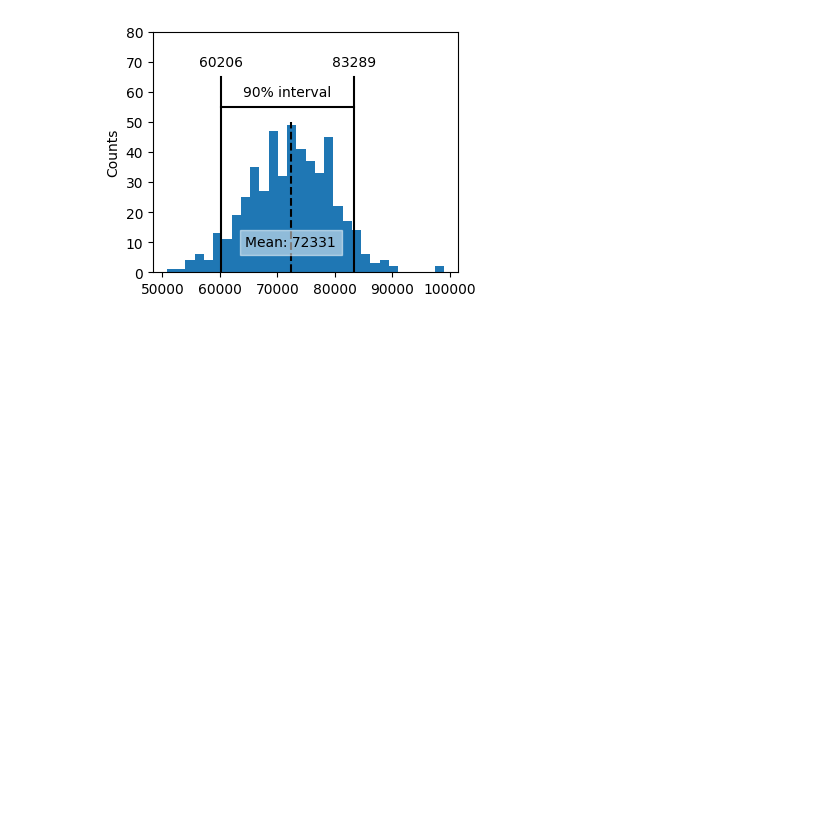
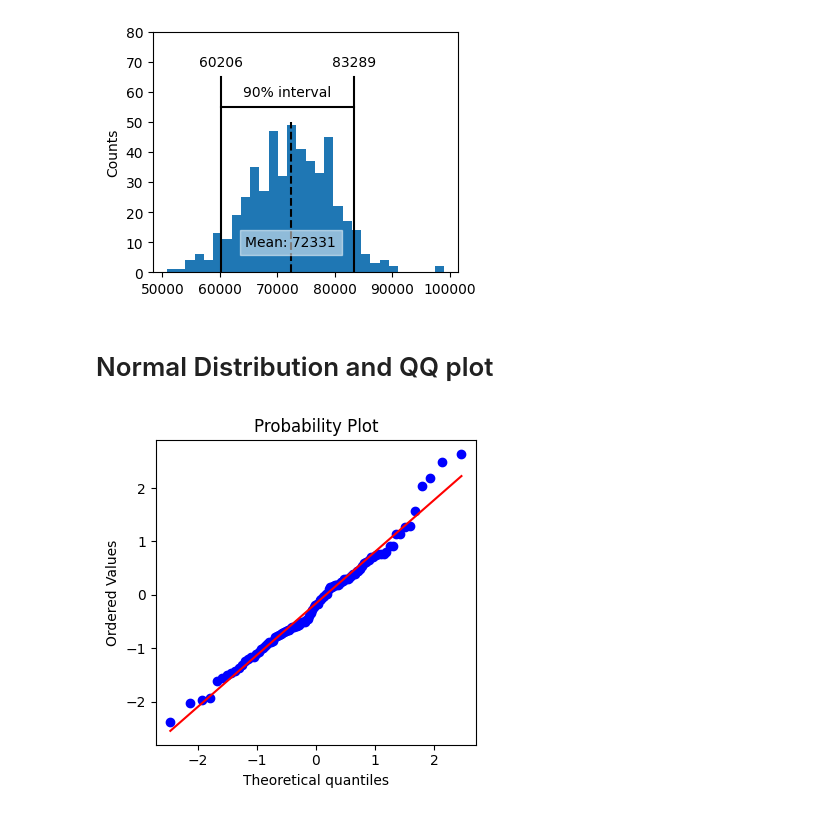
Before and after one commit to beercafeguy/stats-for-ml, a Jupyter notebook: notebooks/2_Data_And_Sampling_Distributions.ipynb, the cells around one changed output. Saved outputs shown, nothing was run; the diff lists cells and outputs as text; code cells hidden in the pictures; blank space fills up the shorter version.

Commit message:
Added samples for different distributions

```diff
--- a/notebooks/2_Data_And_Sampling_Distributions.ipynb
+++ b/notebooks/2_Data_And_Sampling_Distributions.ipynb
@@ -220,3 +220,16 @@ plt.tight_layout()
 plt.show()
 # %% [output]
 [figure]
+# %% [markdown]
+# Normal Distribution and QQ plot
+# %%
+# QQ plot for normal distribution
+fig, ax = plt.subplots(figsize=(4, 4))
+
+norm_sample = stats.norm.rvs(size=100)
+stats.probplot(norm_sample, plot=ax)
+
+plt.tight_layout()
+plt.show()
+# %% [output]
+[figure, added]
```
Also changed, not shown: parts of 13 cells of this notebook.
